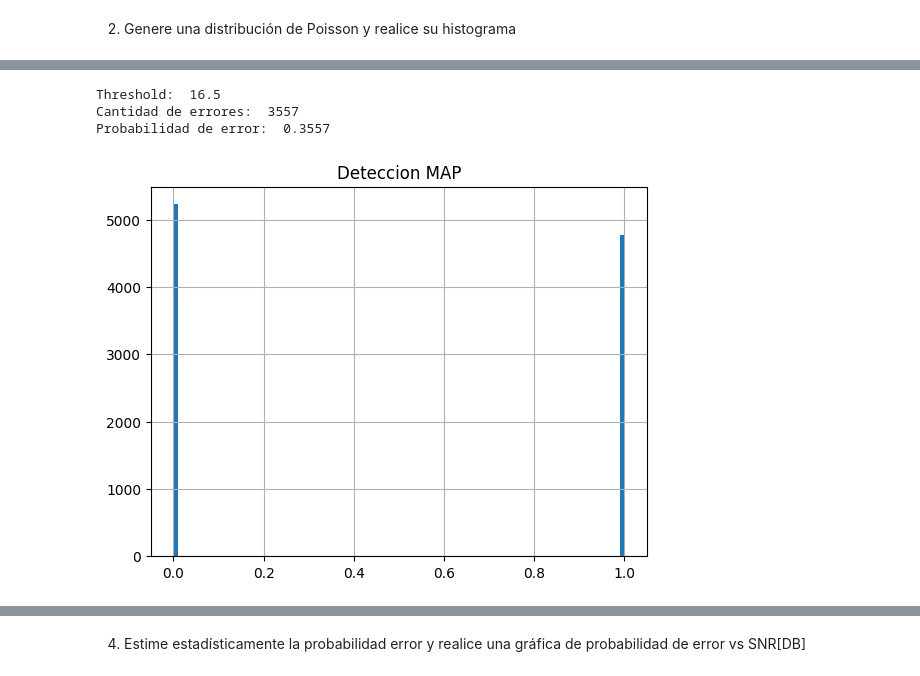
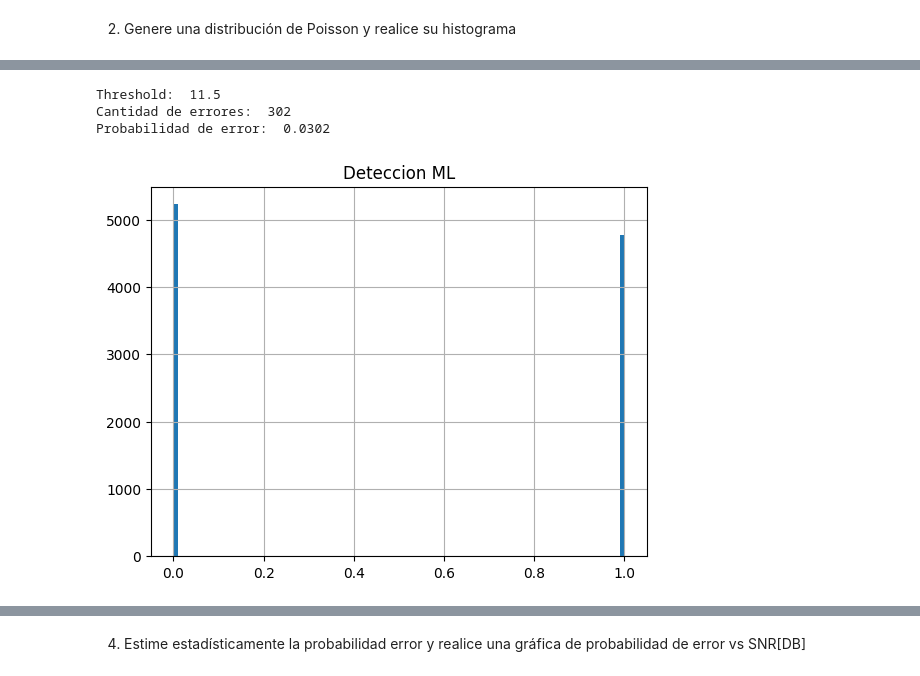
Before and after one commit to joaquin874/ComDig, a Jupyter notebook: Poisson_MAP_y_ML.ipynb, the cells around one changed output, grey strips where cells are left out. Saved outputs shown, nothing was run; the diff lists cells and outputs as text; code cells hidden in the pictures.

```diff
--- a/Poisson_MAP_y_ML.ipynb
+++ b/Poisson_MAP_y_ML.ipynb
@@ -111,32 +117,32 @@ for l in lam:
 # %%
 #threshold = ( (l1-l0)  +  np.log(Pa/Pb)  )  / (np.log(l1/l0) )
 #threshold = (Pa/Pb)/(np.log(l1/l0))
 #theta = (sigma**2*np.log(n) + (np.linalg.norm(code1)**2 - np.linalg.norm(code0)**2)/2)/d
 
 #threshold = (0.5*(l0+l1)*np.log(Pa/Pb)/(l1-l0))+(l0+l1)/2
 threshold = ((l1**2-l0**2)/(2*(l1-l0)))
 
 # Criterio de decision, crea una nueva lista donde si Y es menor al threshold, el valor detectado es 0
 # Y si Y es mayor detecta 1
 detectado = np.where(Y<threshold, 0, 1)
 
 # Obtiene el error comprobando con cada valor de la lista del emisor con la del receptor
 errores=0
 for a in range(muestras):
     if(detectado[a]!=arr[a]):
         errores=errores+1
 print ("Threshold: ", threshold)
 print ("Cantidad de errores: ", errores)
 print ("Probabilidad de error: ", errores/muestras)
 
 plt.hist(detectado, bins = 100)
-plt.title("Deteccion MAP")
+plt.title("Deteccion ML")
 plt.grid()
 # %% [output]
-Threshold:  16.5
-Cantidad de errores:  3557
-Probabilidad de error:  0.3557
+Threshold:  11.5
+Cantidad de errores:  302
+Probabilidad de error:  0.0302
-[figure, old version]
+[figure, new version]
 # %%
 #threshold2 = ((l1-l0)+np.log(Pa2/Pb2))/(np.log(l1/l0))
 
```
Also changed, not shown: parts of 7 cells of this notebook, 1 other file.
